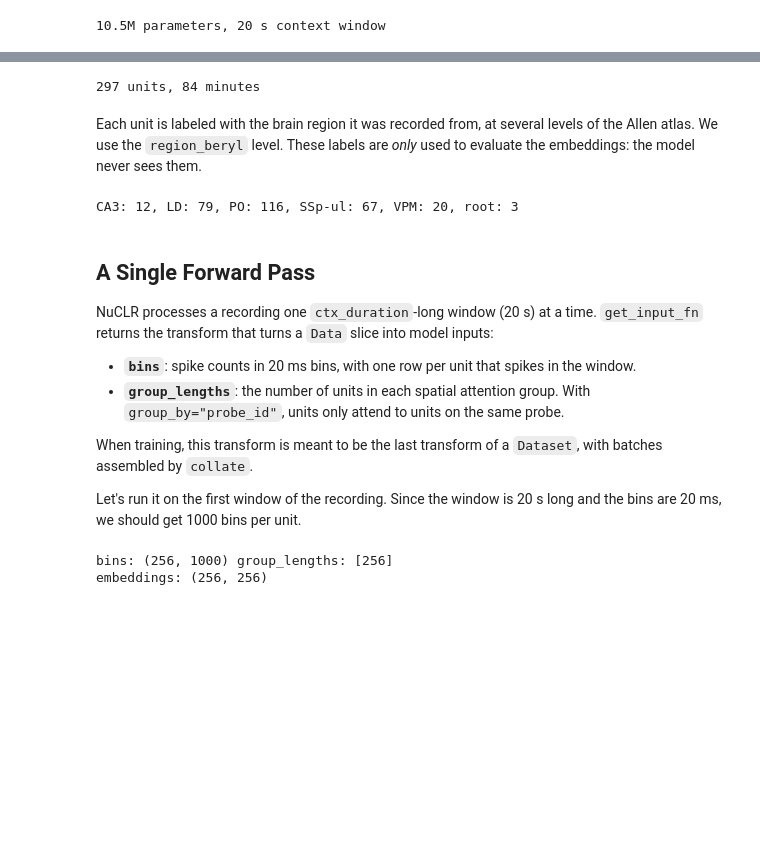
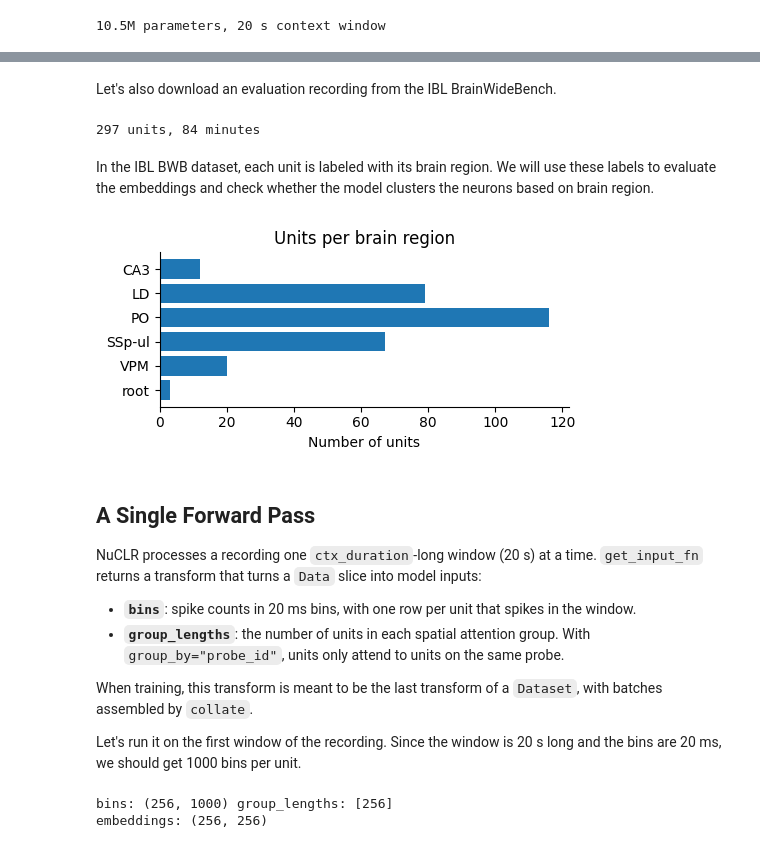
Before and after one commit to neuro-galaxy/torch_brain, a Jupyter notebook: examples/nuclr/pretrained_embeddings.ipynb, the cells around one changed output, grey strips where cells are left out. Saved outputs shown, nothing was run; the diff lists cells and outputs as text; code cells hidden in the pictures; blank space fills up the shorter version.

```diff
--- a/examples/nuclr/pretrained_embeddings.ipynb
+++ b/examples/nuclr/pretrained_embeddings.ipynb
@@ -76,3 +69,5 @@ The file is ~540 MB, and only contains units that pass IBL's quality control.
+# %% [markdown]
+Let's also download an evaluation recording from the IBL BrainWideBench.
 # %%
 RECORDING_ID = "19e66dc9-bf9f-430b-9d6a-acfa85de6fb7"
 URL = (
@@ -93,20 +87,26 @@ duration = data.domain.end[-1] - data.domain.start[0]
 print(f"{len(data.units.id)} units, {duration / 60:.0f} minutes")
 # %% [output]
 297 units, 84 minutes
-# %% [markdown]
-Each unit is labeled with the brain region it was recorded from, at several levels of the Allen atlas.
-We use the `region_beryl` level.
-These labels are *only* used to evaluate the embeddings: the model never sees them.
-# %%
-regions, counts = np.unique(data.units.region_beryl.astype(str), return_counts=True)
-print(", ".join(f"{r}: {c}" for r, c in zip(regions, counts)))
-# %% [output]
-CA3: 12, LD: 79, PO: 116, SSp-ul: 67, VPM: 20, root: 3
+# %% [markdown]
+In the IBL BWB dataset, each unit is labeled with its brain region.
+We will use these labels to evaluate the embeddings and check whether the model clusters the neurons based on brain region.
+# %%
+regions, counts = np.unique(data.units.region_beryl.astype(str), return_counts=True)
+
+fig, ax = plt.subplots(figsize=(5, 2.5))
+ax.barh(regions, counts)
+ax.invert_yaxis()
+ax.set(xlabel="Number of units", title="Units per brain region")
+ax.spines[["top", "right"]].set_visible(False)
+fig.tight_layout()
+plt.show()
+# %% [output]
+[figure, added]
 # %% [markdown]
 ## A Single Forward Pass
 
 NuCLR processes a recording one `ctx_duration`-long window (20 s) at a time.
-`get_input_fn` returns the transform that turns a `Data` slice into model inputs:
+`get_input_fn` returns a transform that turns a `Data` slice into model inputs:
 - **`bins`**: spike counts in 20 ms bins, with one row per unit that spikes in the window.
 - **`group_lengths`**: the number of units in each spatial attention group. With `group_by="probe_id"`, units only attend to units on the same probe.
 
```
Also changed, not shown: parts of 15 cells of this notebook, 1 other file.
